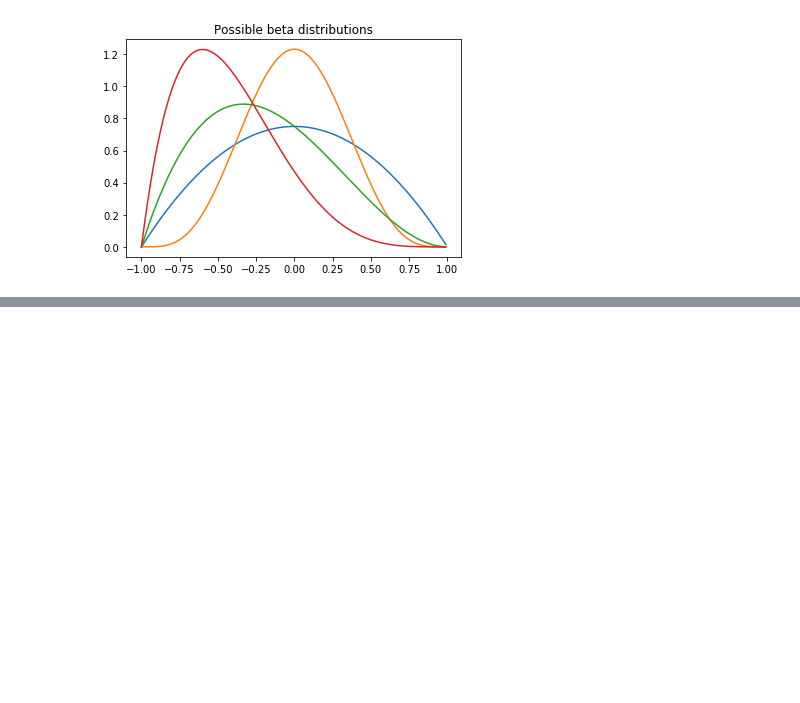
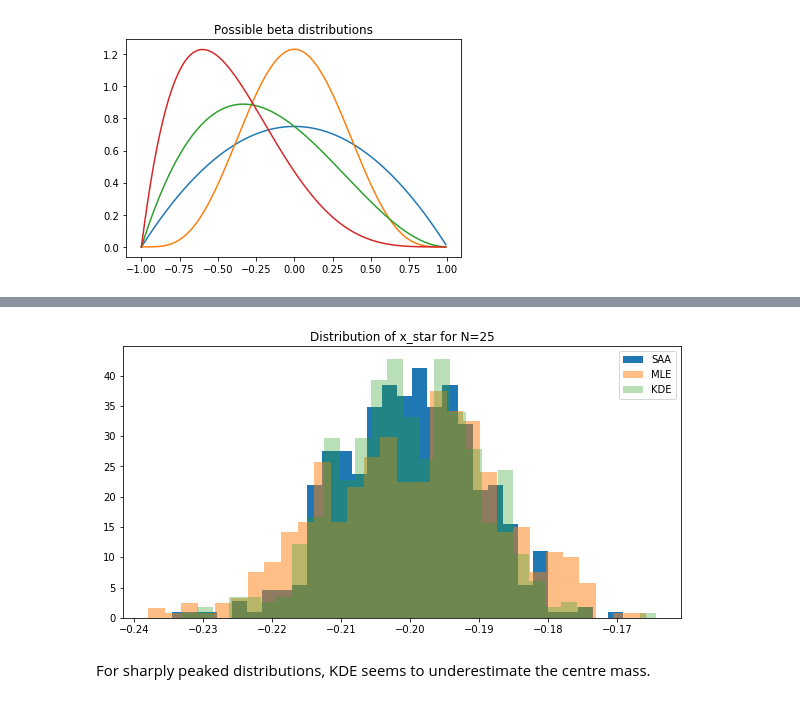
Before and after one commit to harrisonnguyen/stochastic_optimisation, a Jupyter notebook: MLE/investigating_different_beta_cost_functions.ipynb, the cells around one changed output, grey strips where cells are left out. Cells and saved outputs as stored; diff of their text form; code cells hidden in the pictures; blank space fills up the shorter version.

```diff
--- a/MLE/investigating_different_beta_cost_functions.ipynb
+++ b/MLE/investigating_different_beta_cost_functions.ipynb
@@ -97,0 +201,6 @@ fit_beta(Y4,50,x,'mle',floc=-1,fscale=2)
+# %%
+plot_result(results1,plot_histogram=True)
+# %% [output]
+[figure, added]
+# %% [markdown]
+For sharply peaked distributions, KDE seems to underestimate the centre mass.
```
Also changed, not shown: parts of 43 cells of this notebook.
